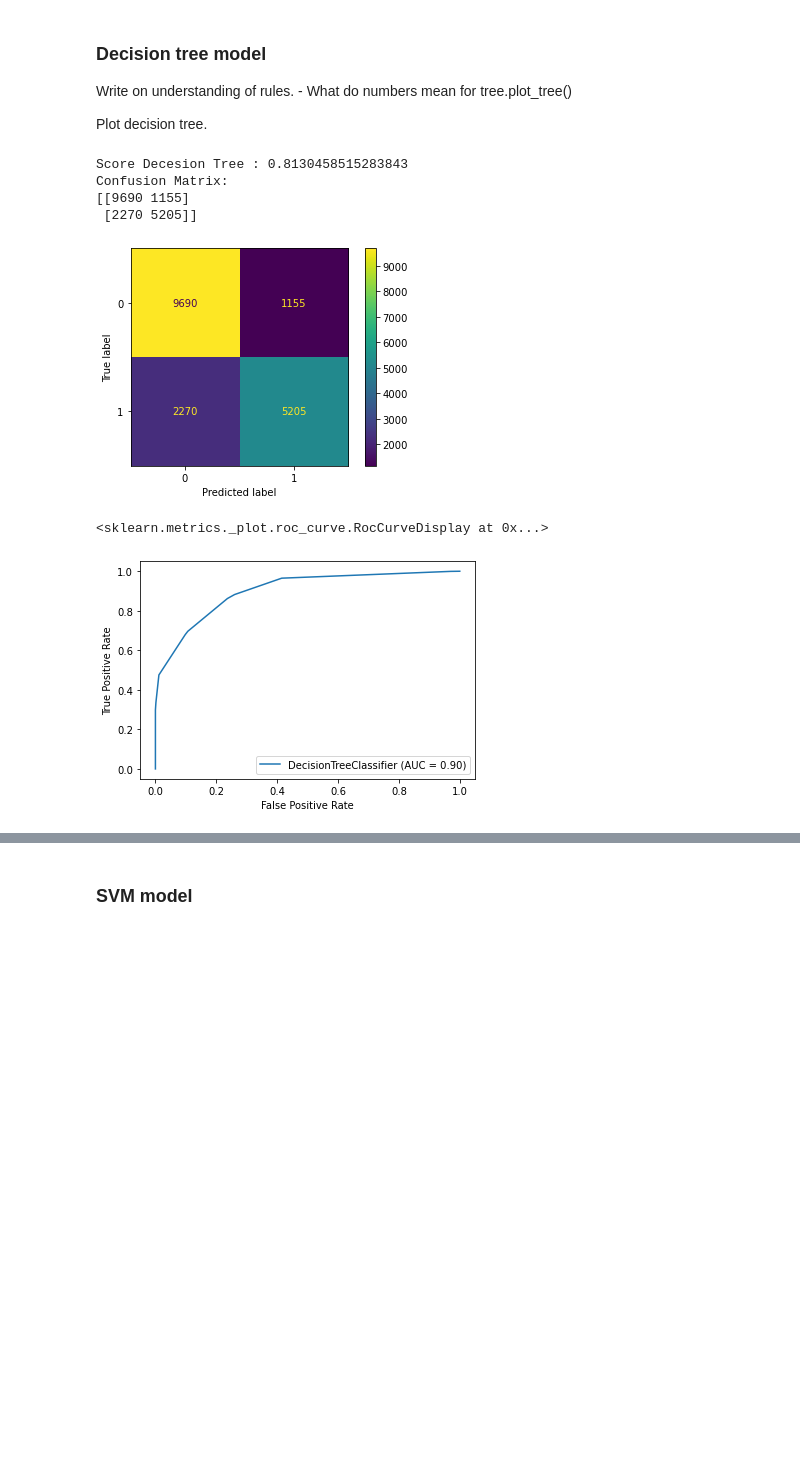
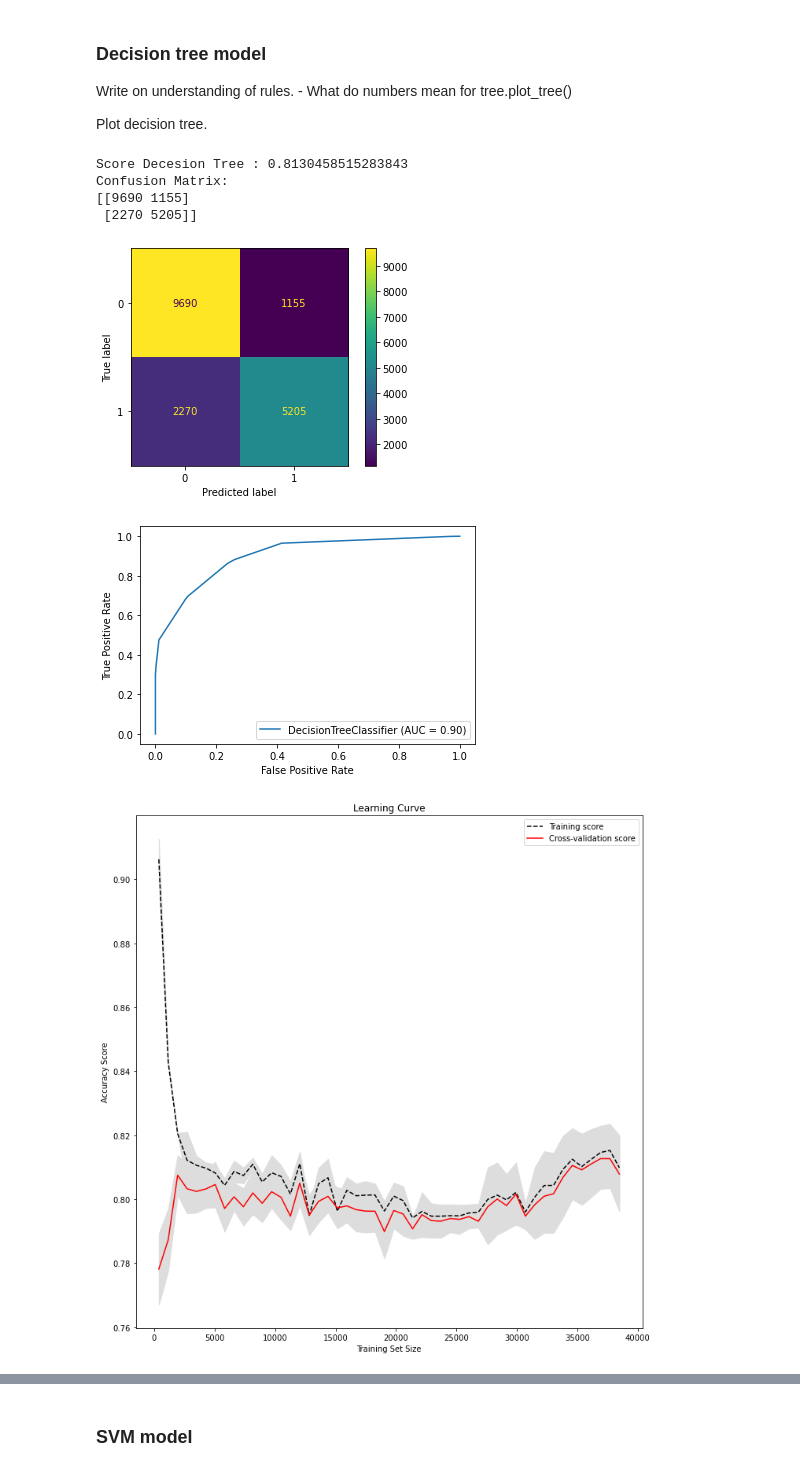
Before and after one commit to Aldair2202/Dissertation, a Jupyter notebook: Solution/Prototype1.ipynb, the cells around one changed output, grey strips where cells are left out. Saved outputs shown, nothing was run; the diff lists cells and outputs as text; code cells hidden in the pictures; blank space fills up the shorter version.

```diff
--- a/Solution/Prototype1.ipynb
+++ b/Solution/Prototype1.ipynb
@@ -269,23 +287,24 @@ Plot decision tree.
 # %%
 dtc = tree.DecisionTreeClassifier(max_depth=5)
 dtc.fit(X_train, y_train)
 y_pred = dtc.predict(X_test)
 score_test = metrics.accuracy_score(y_test, y_pred)
 matrix = confusion_matrix(y_test, y_pred)
 
 print ("Score Decesion Tree :",score_test)
 print ("Confusion Matrix: ")
 print (matrix)
 plot_confusion_matrix(dtc, X_test, y_test)
 plt.show()
 
 metrics.plot_roc_curve(dtc, X_test, y_test)
+plot_learning_curve(dtc, X_train, y_train)
 # %% [output]
 Score Decesion Tree : 0.8130458515283843
 Confusion Matrix:
 [[9690 1155]
  [2270 5205]]
 [figure]
-<sklearn.metrics._plot.roc_curve.RocCurveDisplay at 0x...>
 [figure]
+[figure, added]
 # %%
```
Also changed, not shown: parts of 11 cells of this notebook.
